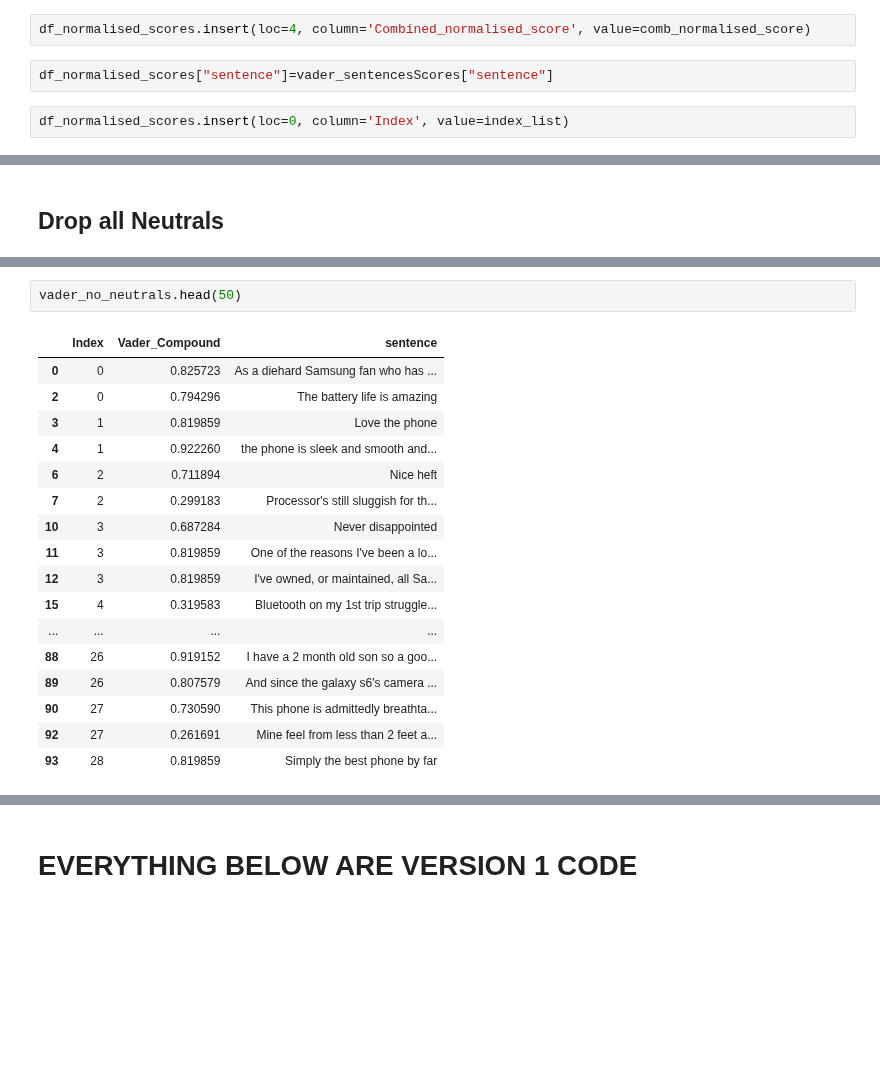
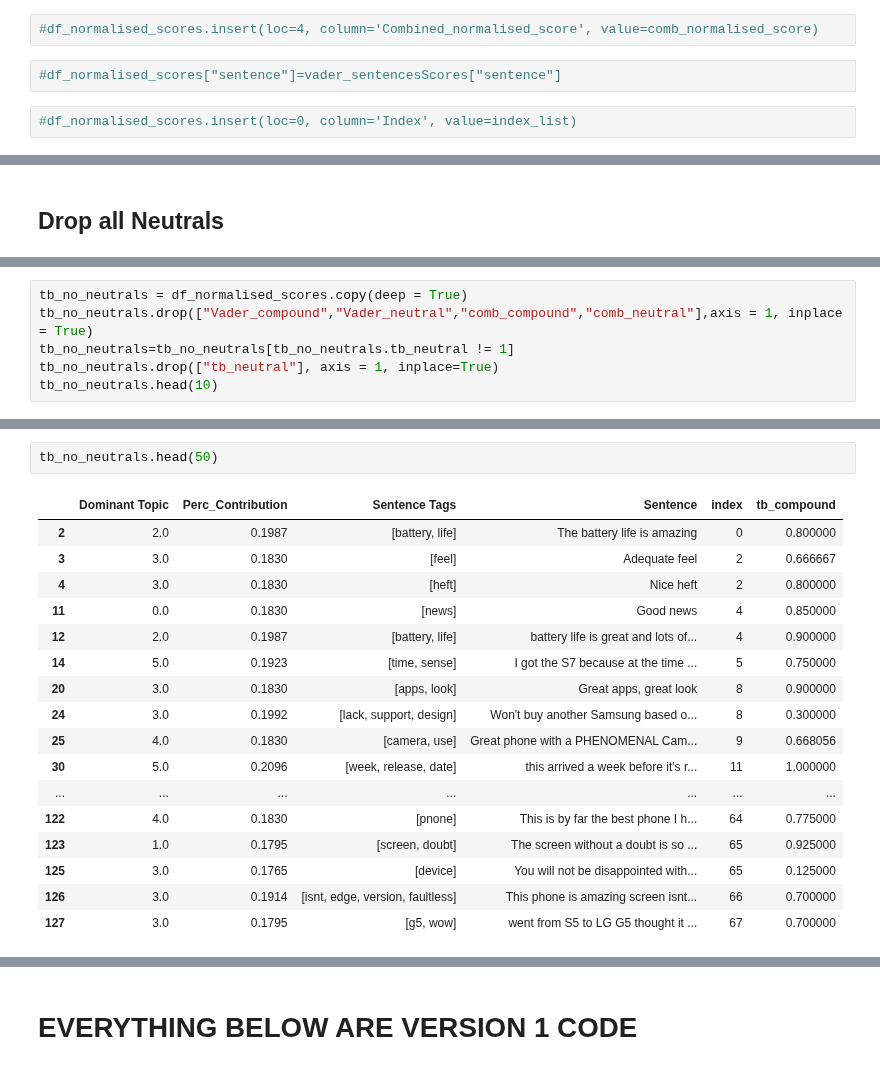
Before and after one commit to ngohngoh/phone-reviews-analysis, a Jupyter notebook: Cell phone Reviews - YL.ipynb, the cells around one changed output, grey strips where cells are left out. Cells and saved outputs as stored; diff of their text form; blank space fills up the shorter version.

Commit message:
Applied SA on updated DF, sampled and latest copy of SA

```diff
--- a/Cell phone Reviews - YL.ipynb
+++ b/Cell phone Reviews - YL.ipynb
@@ -1020,7 +1122,7 @@ df_normalised_scores.insert(loc=2, column='Mean_Compound', value=comb_normalised
 # %%
-df_normalised_scores.insert(loc=4, column='Combined_normalised_score', value=comb_normalised_score)
+#df_normalised_scores.insert(loc=4, column='Combined_normalised_score', value=comb_normalised_score)
 # %%
-df_normalised_scores["sentence"]=vader_sentencesScores["sentence"]
+#df_normalised_scores["sentence"]=vader_sentencesScores["sentence"]
 # %%
-df_normalised_scores.insert(loc=0, column='Index', value=index_list)
+#df_normalised_scores.insert(loc=0, column='Index', value=index_list)
 # %%
@@ -1127,0 +1240,6 @@ See the caveats in the documentation: https://pandas.pydata.org/pandas-docs/stab
+# %%
+tb_no_neutrals = df_normalised_scores.copy(deep = True)
+tb_no_neutrals.drop(["Vader_compound","Vader_neutral","comb_compound","comb_neutral"],axis = 1, inplace = True)
+tb_no_neutrals=tb_no_neutrals[tb_no_neutrals.tb_neutral != 1]
+tb_no_neutrals.drop(["tb_neutral"], axis = 1, inplace=True)
+tb_no_neutrals.head(10)
@@ -1128,21 +1258,21 @@ See the caveats in the documentation: https://pandas.pydata.org/pandas-docs/stab
 # %%
-vader_no_neutrals.head(50)
+tb_no_neutrals.head(50)
 # %% [output]
-|  | Index | Vader_Compound | sentence |
-| 0 | 0 | 0.825723 | As a diehard Samsung fan who has ... |
-| 2 | 0 | 0.794296 | The battery life is amazing |
-| 3 | 1 | 0.819859 | Love the phone |
-| 4 | 1 | 0.922260 | the phone is sleek and smooth and... |
-| 6 | 2 | 0.711894 | Nice heft |
-| 7 | 2 | 0.299183 | Processor's still sluggish for th... |
-| 10 | 3 | 0.687284 | Never disappointed |
-| 11 | 3 | 0.819859 | One of the reasons I've been a lo... |
-| 12 | 3 | 0.819859 | I've owned, or maintained, all Sa... |
-| 15 | 4 | 0.319583 | Bluetooth on my 1st trip struggle... |
-| ... | ... | ... | ... |
-| 88 | 26 | 0.919152 | I have a 2 month old son so a goo... |
-| 89 | 26 | 0.807579 | And since the galaxy s6's camera ... |
-| 90 | 27 | 0.730590 | This phone is admittedly breathta... |
-| 92 | 27 | 0.261691 | Mine feel from less than 2 feet a... |
-| 93 | 28 | 0.819859 | Simply the best phone by far |
+|  | Dominant Topic | Perc_Contribution | Sentence Tags | Sentence | index | tb_compound |
+| 2 | 2.0 | 0.1987 | [battery, life] | The battery life is amazing | 0 | 0.800000 |
+| 3 | 3.0 | 0.1830 | [feel] | Adequate feel | 2 | 0.666667 |
+| 4 | 3.0 | 0.1830 | [heft] | Nice heft | 2 | 0.800000 |
+| 11 | 0.0 | 0.1830 | [news] | Good news | 4 | 0.850000 |
+| 12 | 2.0 | 0.1987 | [battery, life] | battery life is great and lots of... | 4 | 0.900000 |
+| 14 | 5.0 | 0.1923 | [time, sense] | I got the S7 because at the time ... | 5 | 0.750000 |
+| 20 | 3.0 | 0.1830 | [apps, look] | Great apps, great look | 8 | 0.900000 |
+| 24 | 3.0 | 0.1992 | [lack, support, design] | Won't buy another Samsung based o... | 8 | 0.300000 |
+| 25 | 4.0 | 0.1830 | [camera, use] | Great phone with a PHENOMENAL Cam... | 9 | 0.668056 |
+| 30 | 5.0 | 0.2096 | [week, release, date] | this arrived a week before it's r... | 11 | 1.000000 |
+| ... | ... | ... | ... | ... | ... | ... |
+| 122 | 4.0 | 0.1830 | [pnone] | This is by far the best phone I h... | 64 | 0.775000 |
+| 123 | 1.0 | 0.1795 | [screen, doubt] | The screen without a doubt is so ... | 65 | 0.925000 |
+| 125 | 3.0 | 0.1765 | [device] | You will not be disappointed with... | 65 | 0.125000 |
+| 126 | 3.0 | 0.1914 | [isnt, edge, version, faultless] | This phone is amazing screen isnt... | 66 | 0.700000 |
+| 127 | 3.0 | 0.1795 | [g5, wow] | went from S5 to LG G5 thought it ... | 67 | 0.700000 |
 # %%
```
Also changed, not shown: parts of 60 cells of this notebook, 1 other file.
